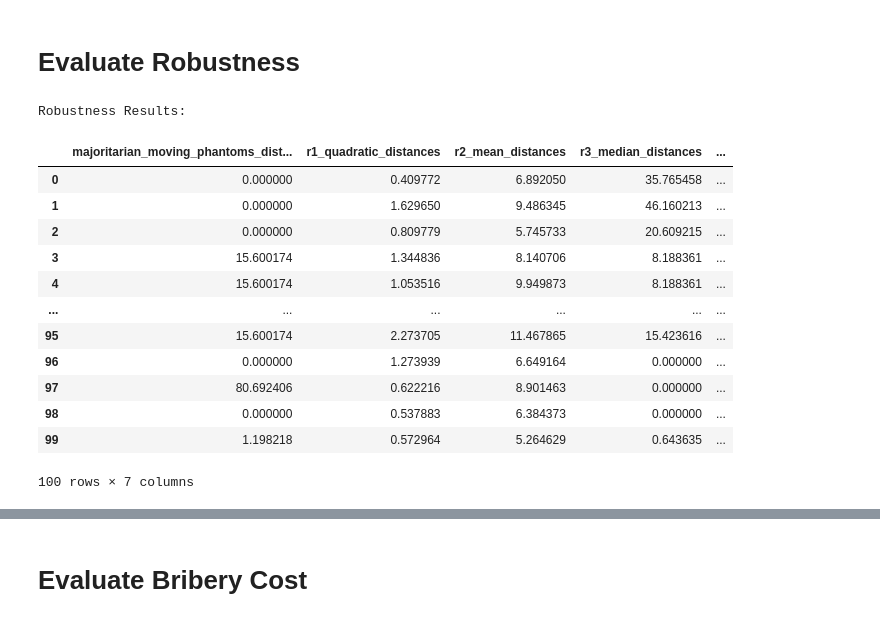
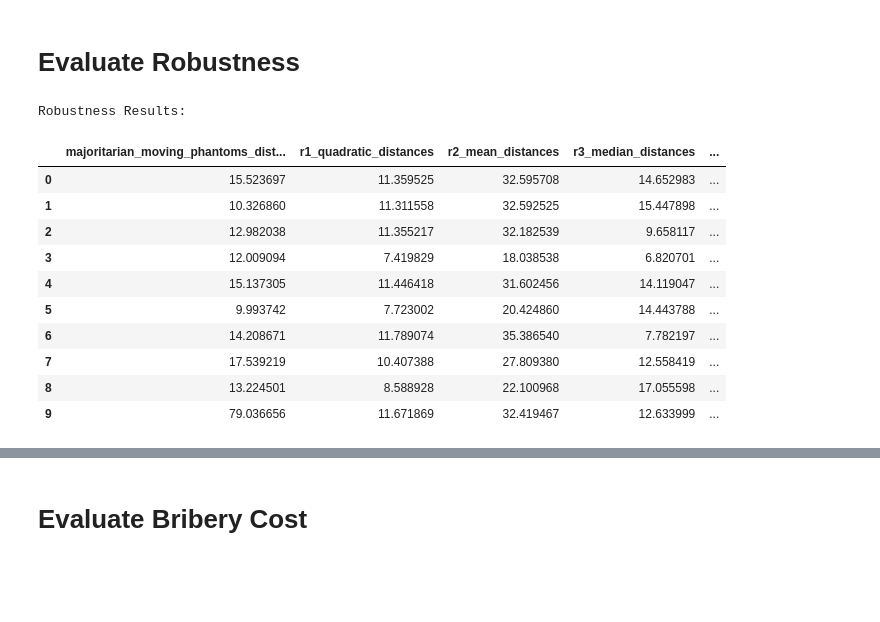
Before and after one commit to GovXS/Evaluating-Voting-Design-Tradeoffs-for-Retro-Funding, a Jupyter notebook: simulations/run.ipynb, the cells around one changed output, grey strips where cells are left out. Cells and saved outputs as stored; diff of their text form; code cells hidden in the pictures; blank space fills up the shorter version.

```diff
--- a/simulations/run.ipynb
+++ b/simulations/run.ipynb
@@ -13,10 +13,10 @@ from model.EvalMetrics import EvalMetrics
 from model.VotingRules import VotingRules
 
 # Initialize simulation parameters
-num_voters = 150
-num_projects = 600
-total_op_tokens = 30e6
-num_rounds = 1
+num_voters = 20
+num_projects = 30
+total_op_tokens = 300
+num_rounds = 10
 voter_type = 'random_uniform_model'
 quorum=17
 # Initialize the model
@@ -29,3 +29,4 @@ model = VotingModel(voter_type=voter_type, num_voters=num_voters, num_projects=n
 # Initialize the evaluation metrics
 model.step()
 eval_metrics = EvalMetrics(model)
+output_dir = '/Users/idrees/Code/govxs/outdir_csv'
@@ -332,23 +344,22 @@ New Funds for Project 58 after removing 36 voters: 31707.227147281345
 # Evaluate Robustness
 # %%
 robustness_results = eval_metrics.evaluate_robustness(num_rounds)
+robustness_results.to_csv(os.path.join(output_dir, 'robustness_results.csv'), index=False)
 print("Robustness Results:")
 robustness_results.head(100)
 # %% [output]
 Robustness Results:
 |  | majoritarian_moving_phantoms_dist... | r1_quadratic_distances | r2_mean_distances | r3_median_distances | ... |
-| 0 | 0.000000 | 0.409772 | 6.892050 | 35.765458 | ... |
-| 1 | 0.000000 | 1.629650 | 9.486345 | 46.160213 | ... |
-| 2 | 0.000000 | 0.809779 | 5.745733 | 20.609215 | ... |
-| 3 | 15.600174 | 1.344836 | 8.140706 | 8.188361 | ... |
-| 4 | 15.600174 | 1.053516 | 9.949873 | 8.188361 | ... |
-| ... | ... | ... | ... | ... | ... |
-| 95 | 15.600174 | 2.273705 | 11.467865 | 15.423616 | ... |
-| 96 | 0.000000 | 1.273939 | 6.649164 | 0.000000 | ... |
-| 97 | 80.692406 | 0.622216 | 8.901463 | 0.000000 | ... |
-| 98 | 0.000000 | 0.537883 | 6.384373 | 0.000000 | ... |
-| 99 | 1.198218 | 0.572964 | 5.264629 | 0.643635 | ... |
+| 0 | 15.523697 | 11.359525 | 32.595708 | 14.652983 | ... |
+| 1 | 10.326860 | 11.311558 | 32.592525 | 15.447898 | ... |
+| 2 | 12.982038 | 11.355217 | 32.182539 | 9.658117 | ... |
+| 3 | 12.009094 | 7.419829 | 18.038538 | 6.820701 | ... |
+| 4 | 15.137305 | 11.446418 | 31.602456 | 14.119047 | ... |
+| 5 | 9.993742 | 7.723002 | 20.424860 | 14.443788 | ... |
+| 6 | 14.208671 | 11.789074 | 35.386540 | 7.782197 | ... |
+| 7 | 17.539219 | 10.407388 | 27.809380 | 12.558419 | ... |
+| 8 | 13.224501 | 8.588928 | 22.100968 | 17.055598 | ... |
+| 9 | 79.036656 | 11.671869 | 32.419467 | 12.633999 | ... |
-100 rows × 7 columns
 # %%
 print(f"Avg Mean L1 Distance: {np.mean(robustness_results['r1_quadratic_distances'])}")
 print(f"Avg Median L1 Distance: {np.mean(robustness_results['r2_mean_distances'])}")
```
Also changed, not shown: parts of 15 cells of this notebook, 3 other files.
